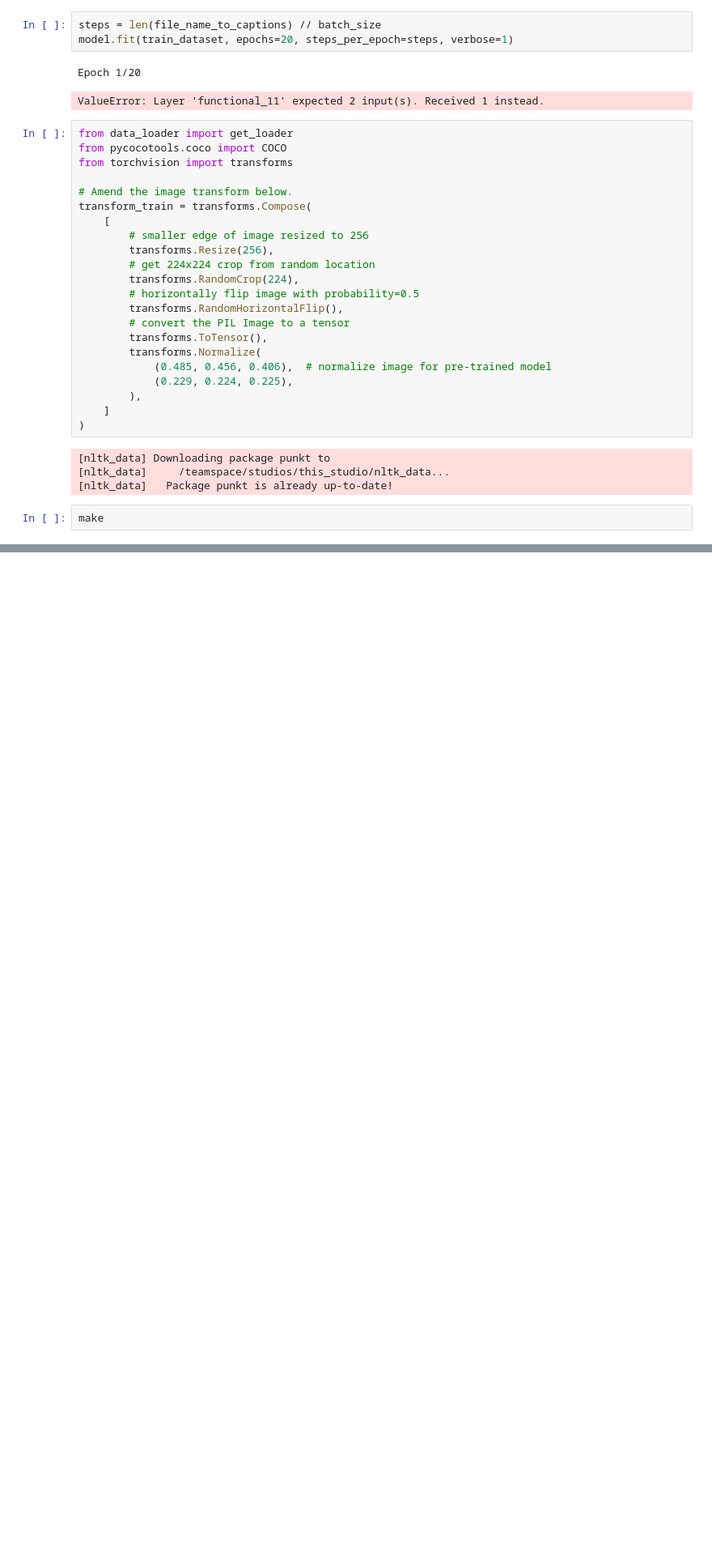
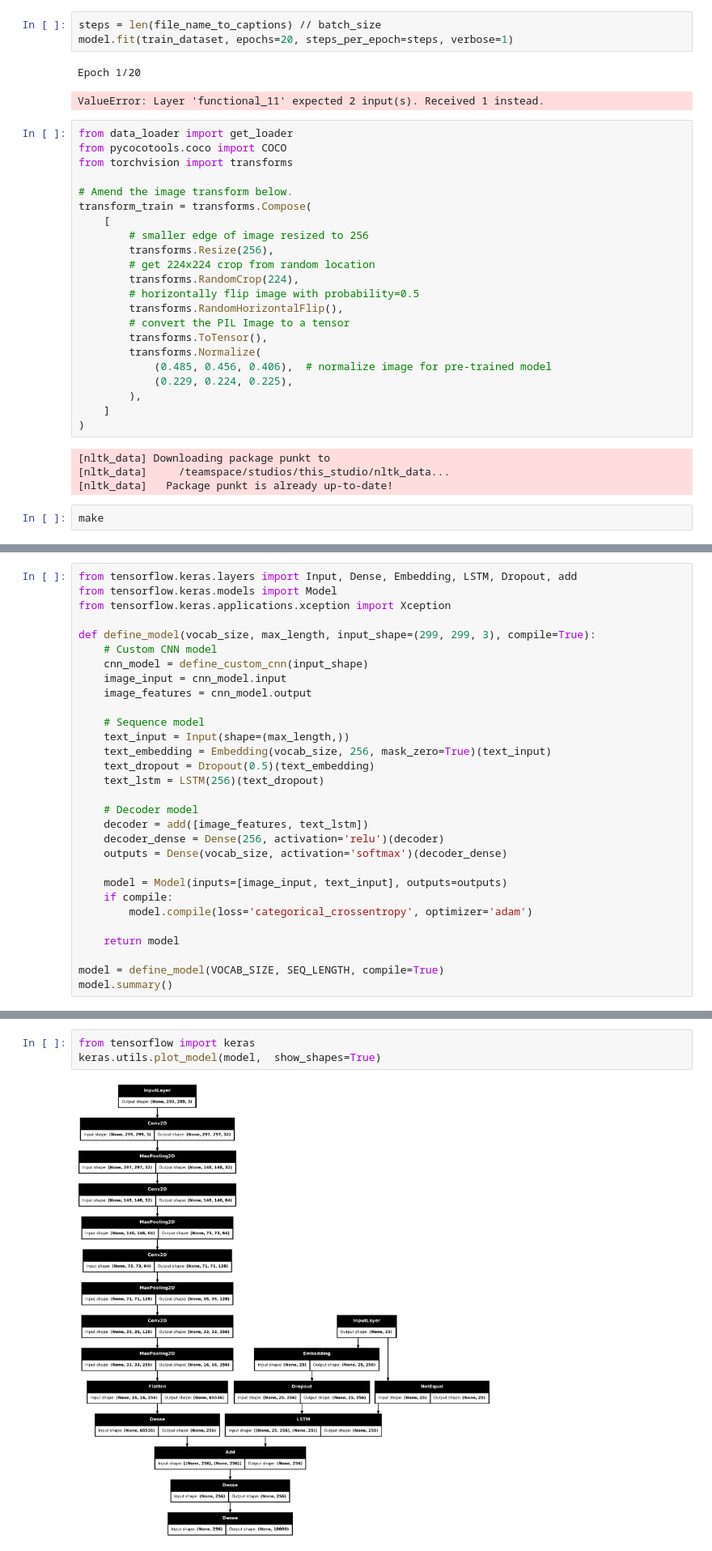
Before and after one commit to alexcalabrese/fdl_project, a Jupyter notebook: model_scratch.ipynb, the cells around one changed output, grey strips where cells are left out. Shown at 81% size. Saved outputs shown, nothing was run; the diff lists cells and outputs as text; blank space fills up the shorter version.

```diff
--- a/model_scratch.ipynb
+++ b/model_scratch.ipynb
@@ -386,0 +637,30 @@ FileNotFoundError: [Errno 2] No such file or directory: 'cocoapi/annotations/cap
+# %%
+from tensorflow.keras.layers import Input, Dense, Embedding, LSTM, Dropout, add
+from tensorflow.keras.models import Model
+from tensorflow.keras.applications.xception import Xception
+
+def define_model(vocab_size, max_length, input_shape=(299, 299, 3), compile=True):
+    # Custom CNN model
+    cnn_model = define_custom_cnn(input_shape)
+    image_input = cnn_model.input
+    image_features = cnn_model.output
+
+    # Sequence model
+    text_input = Input(shape=(max_length,))
+    text_embedding = Embedding(vocab_size, 256, mask_zero=True)(text_input)
+    text_dropout = Dropout(0.5)(text_embedding)
+    text_lstm = LSTM(256)(text_dropout)
+
+    # Decoder model
+    decoder = add([image_features, text_lstm])
+    decoder_dense = Dense(256, activation='relu')(decoder)
+    outputs = Dense(vocab_size, activation='softmax')(decoder_dense)
+
+    model = Model(inputs=[image_input, text_input], outputs=outputs)
+    if compile:
+        model.compile(loss='categorical_crossentropy', optimizer='adam')
+
+    return model
+
+model = define_model(VOCAB_SIZE, SEQ_LENGTH, compile=True)
+model.summary()
@@ -386,0 +689,5 @@ FileNotFoundError: [Errno 2] No such file or directory: 'cocoapi/annotations/cap
+# %%
+from tensorflow import keras
+keras.utils.plot_model(model,  show_shapes=True)
+# %% [output]
+[figure, added]
```
Also changed, not shown: parts of 30 cells of this notebook, 2 other files.
